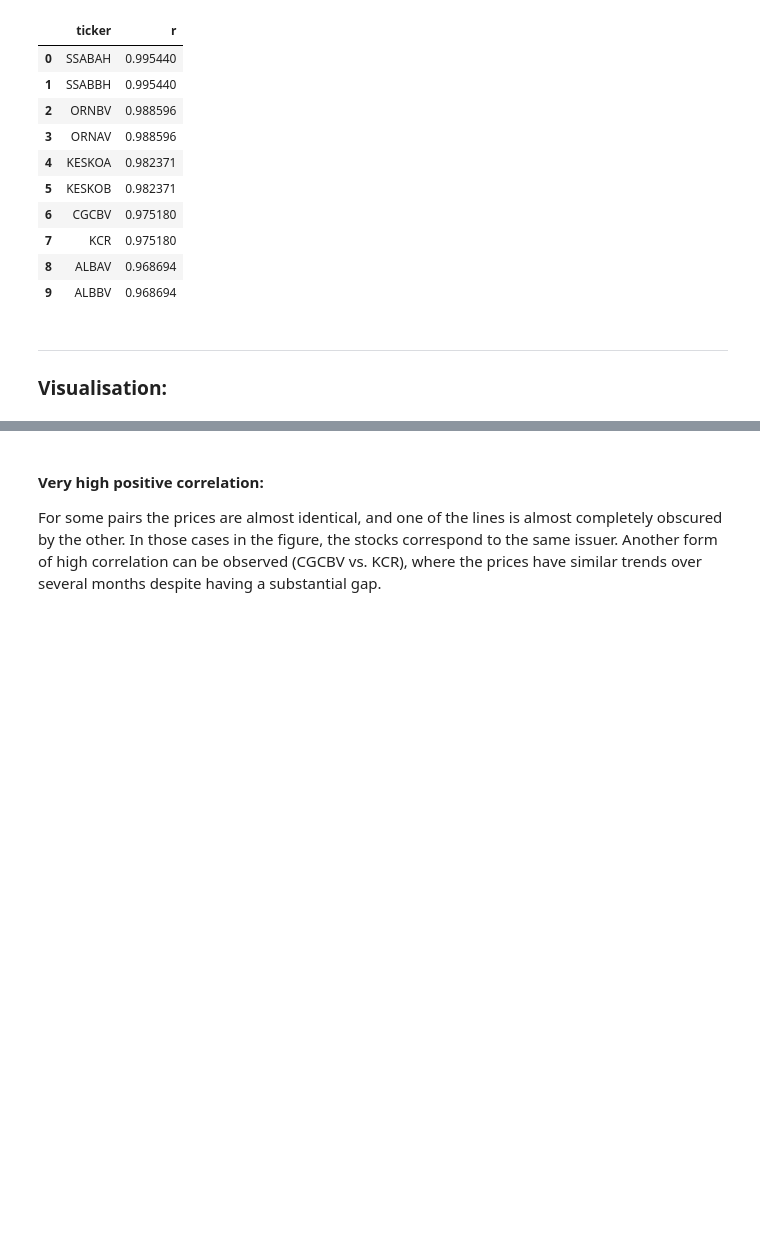
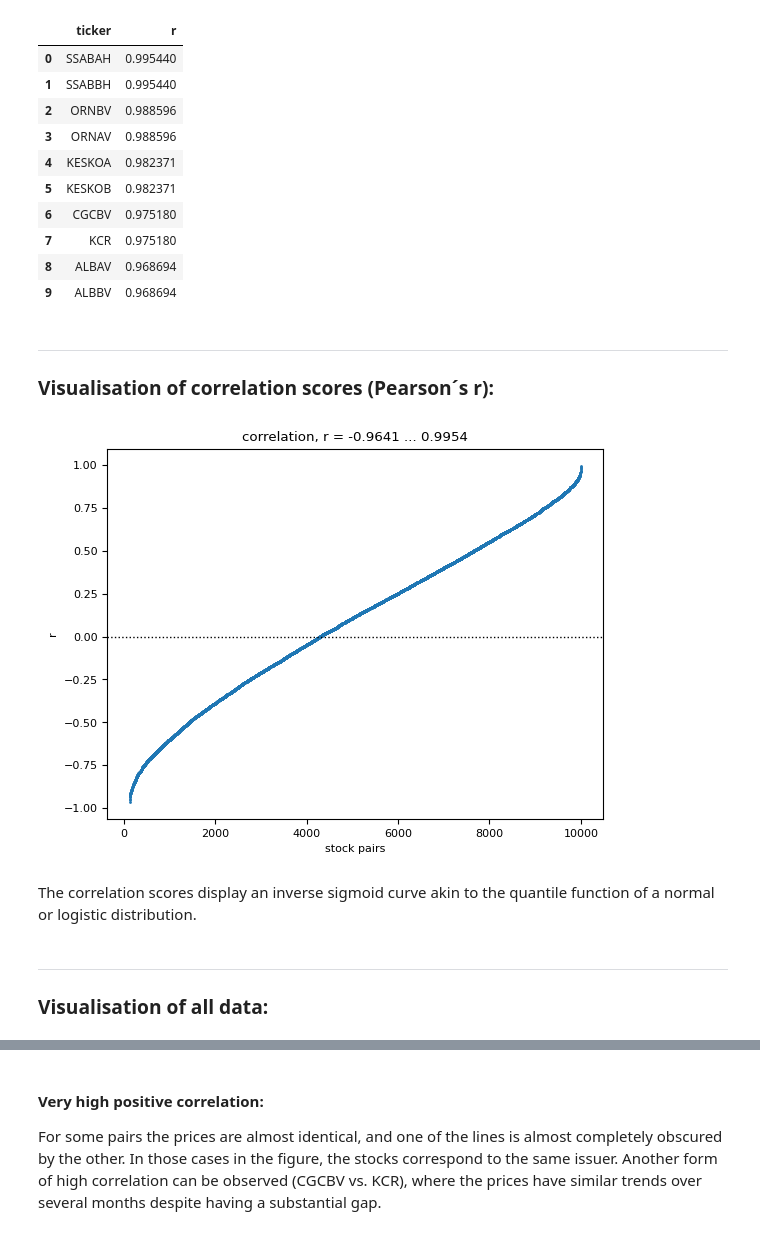
Before and after one commit to juigmend/python-miscellaneous, a Jupyter notebook: Correlation_Nasdaq_Nordic_DEMO.ipynb, the cells around one changed output, grey strips where cells are left out. Saved outputs shown, nothing was run; the diff lists cells and outputs as text; code cells hidden in the pictures; blank space fills up the shorter version.

```diff
--- a/Correlation_Nasdaq_Nordic_DEMO.ipynb
+++ b/Correlation_Nasdaq_Nordic_DEMO.ipynb
@@ -261,4 +262,26 @@ corr_id_r_df.iloc[:10]
 | 9 | ALBBV | 0.968694 |
 # %% [markdown]
 ***
-### Visualisation:
+### Visualisation of correlation scores (Pearson´s r):
+# %%
+fig, ax = plt.subplots()
+plt.plot( corr_id_r_df['r'].unique() , 'o' , markersize = 1)
+xt =[int(v) for v in ax.get_xticks()]
+xt = xt[1:-1]
+ax.set_xticks(xt)
+ax.set_xticklabels(xt[::-1])
+ax.invert_xaxis()
+g_min_r = round(corr_id_r_df.iloc[-1,1],4)
+g_max_r = round(corr_id_r_df.iloc[0,1],4)
+ax.set_title(f"correlation, r = {g_min_r} ... {g_max_r}")
+ax.set_xlabel('stock pairs')
+ax.set_ylabel('r')
+plt.axhline(y=0, color='k', linestyle=':', linewidth=1);
+# %% [output]
+[figure, added]
+# %% [markdown]
+The correlation scores display an inverse sigmoid curve akin to the quantile function of a normal or logistic distribution.
+<br></br>
+# %% [markdown]
+***
+### Visualisation of all data:
```
Also changed, not shown: parts of 35 cells of this notebook.
